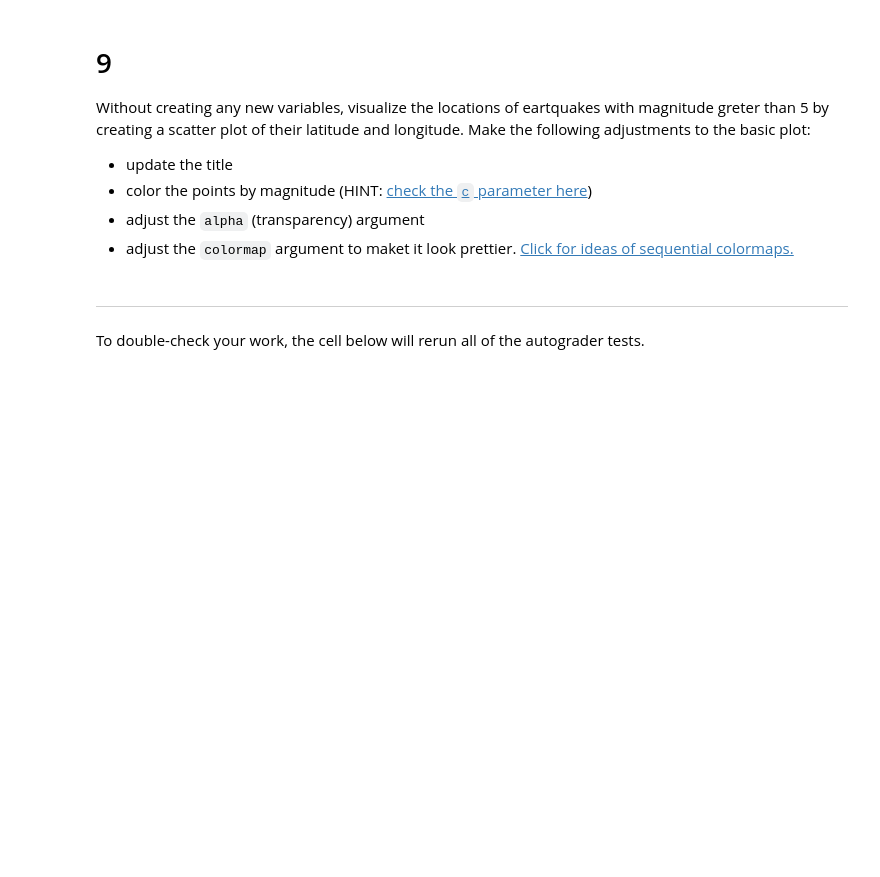
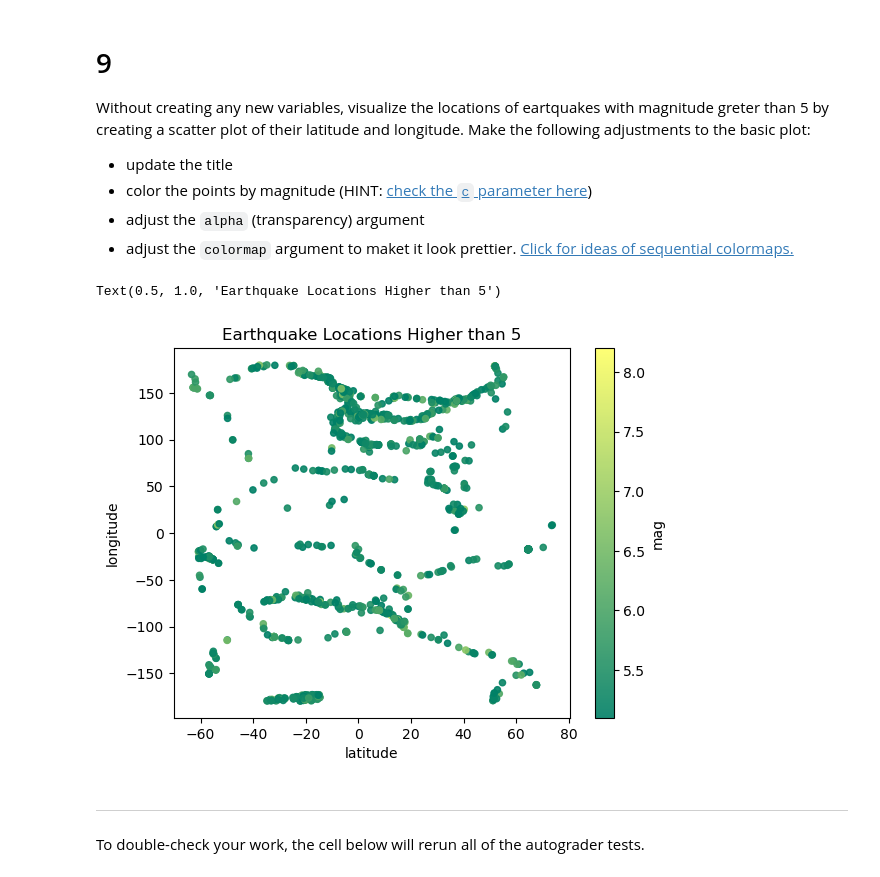
Before and after one commit to Apathy-Wildflowers/eds220-hwk1, a Jupyter notebook: task3/hwk1-task3-earthquakes.ipynb, the cells around one changed output. Saved outputs shown, nothing was run; the diff lists cells and outputs as text; code cells hidden in the pictures; blank space fills up the shorter version.

```diff
--- a/task3/hwk1-task3-earthquakes.ipynb
+++ b/task3/hwk1-task3-earthquakes.ipynb
@@ -333,6 +356,12 @@ Without creating any new variables, visualize the locations of eartquakes with m
 - color the points by magnitude (HINT: [check the `c` parameter here](https://pandas.pydata.org/pandas-docs/stable/reference/api/pandas.DataFrame.plot.scatter.html))
 - adjust the `alpha` (transparency) argument
 - adjust the `colormap` argument to maket it look prettier. [Click for ideas of sequential colormaps.](https://matplotlib.org/stable/users/explain/colors/colormaps.html)
+# %%
+eqk[eqk['mag']>5].plot.scatter(x='latitude',y='longitude',c='mag',alpha=0.9,colormap='summer')
+plt.title("Earthquake Locations Higher than 5")
+# %% [output]
+Text(0.5, 1.0, 'Earthquake Locations Higher than 5')
+[figure, added]
 # %% [markdown]
 ---
 
```
Also changed, not shown: parts of 6 cells of this notebook.
